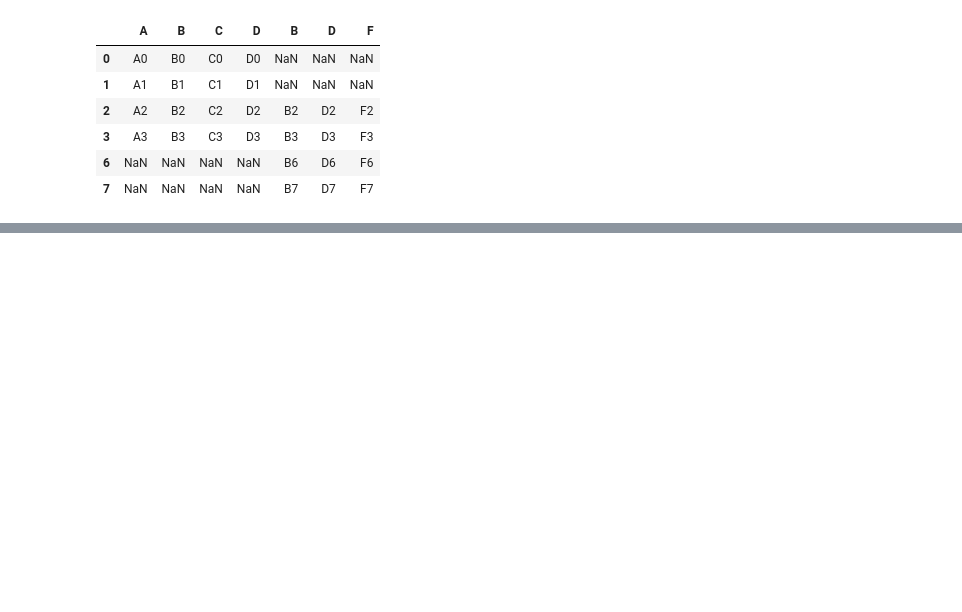
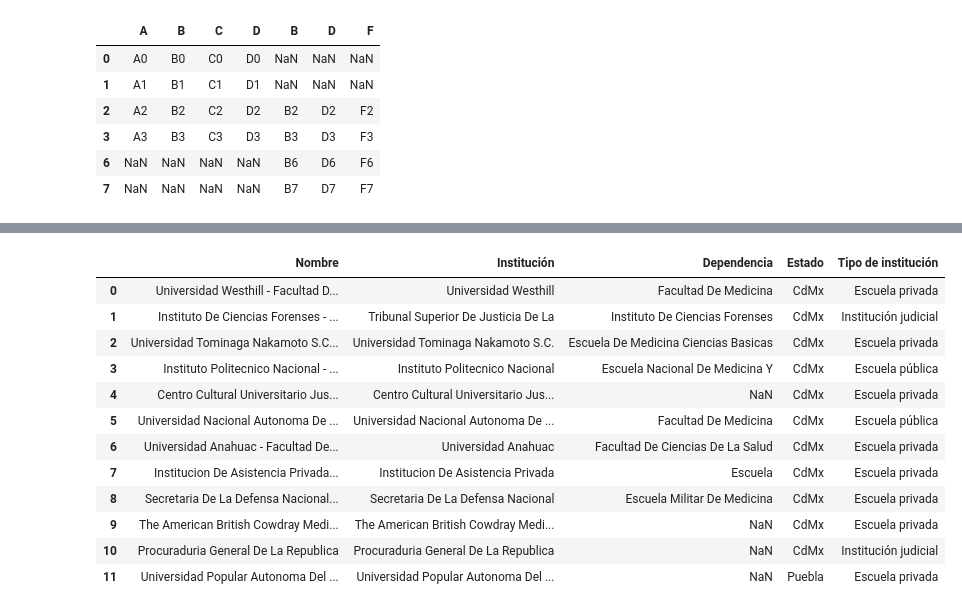
Before and after one commit to mar-esther23/CursoPandas2023, a Jupyter notebook: CP6-Analisis.ipynb, the cells around one changed output, grey strips where cells are left out. Cells and saved outputs as stored; diff of their text form; code cells hidden in the pictures; blank space fills up the shorter version.

```diff
--- a/CP6-Analisis.ipynb
+++ b/CP6-Analisis.ipynb
@@ -571,0 +757,17 @@ pd.concat([df1,df2], axis=1)
+# %%
+df_inst = pd.read_csv('data_raw/MFC_InstitucionesOrigen.csv')
+df_inst
+# %% [output]
+|  | Nombre | Institución | Dependencia | Estado | Tipo de institución |
+| 0 | Universidad Westhill - Facultad D... | Universidad Westhill | Facultad De Medicina | CdMx | Escuela privada |
+| 1 | Instituto De Ciencias Forenses - ... | Tribunal Superior De Justicia De La | Instituto De Ciencias Forenses | CdMx | Institución judicial |
+| 2 | Universidad Tominaga Nakamoto S.C... | Universidad Tominaga Nakamoto S.C. | Escuela De Medicina Ciencias Basicas | CdMx | Escuela privada |
+| 3 | Instituto Politecnico Nacional - ... | Instituto Politecnico Nacional | Escuela Nacional De Medicina Y | CdMx | Escuela pública |
+| 4 | Centro Cultural Universitario Jus... | Centro Cultural Universitario Jus... | NaN | CdMx | Escuela privada |
+| 5 | Universidad Nacional Autonoma De ... | Universidad Nacional Autonoma De ... | Facultad De Medicina | CdMx | Escuela pública |
+| 6 | Universidad Anahuac - Facultad De... | Universidad Anahuac | Facultad De Ciencias De La Salud | CdMx | Escuela privada |
+| 7 | Institucion De Asistencia Privada... | Institucion De Asistencia Privada | Escuela | CdMx | Escuela privada |
+| 8 | Secretaria De La Defensa Nacional... | Secretaria De La Defensa Nacional | Escuela Militar De Medicina | CdMx | Escuela privada |
+| 9 | The American British Cowdray Medi... | The American British Cowdray Medi... | NaN | CdMx | Escuela privada |
+| 10 | Procuraduria General De La Republica | Procuraduria General De La Republica | NaN | CdMx | Institución judicial |
+| 11 | Universidad Popular Autonoma Del ... | Universidad Popular Autonoma Del ... | NaN | Puebla | Escuela privada |
```
Also changed, not shown: parts of 37 cells of this notebook.
